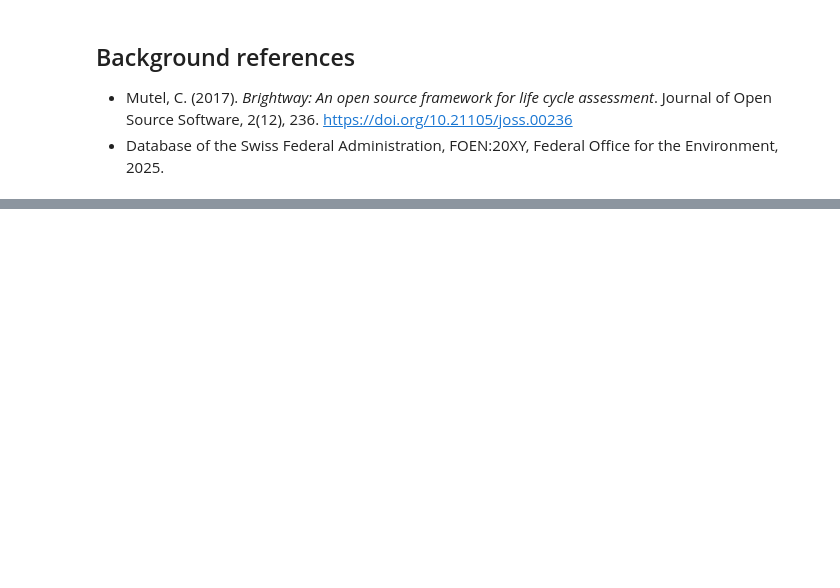
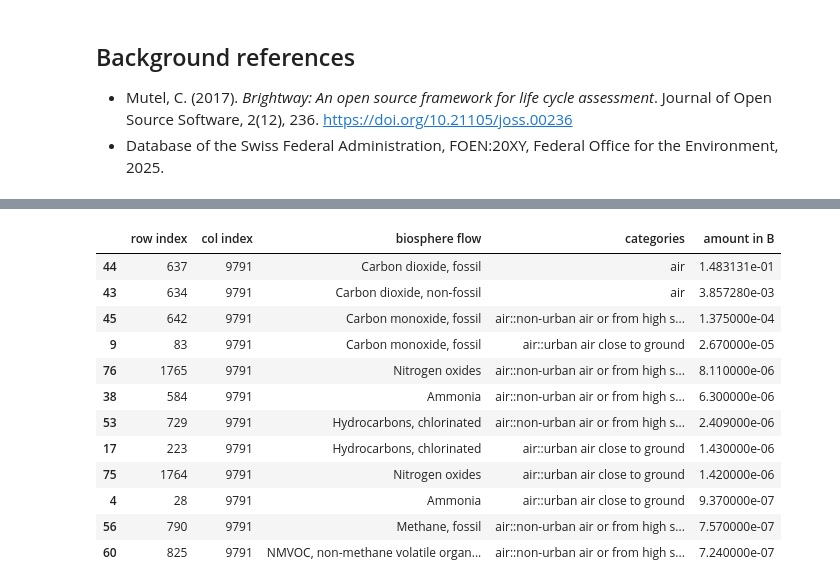
Before and after one commit to romainsacchi/barcelona-regionalized-lcia, a Jupyter notebook: tutorials/DAY 1/D1-04 First LCA from demand to score in Brightway.ipynb, the cells around one changed output, grey strips where cells are left out. Saved outputs shown, nothing was run; the diff lists cells and outputs as text; code cells hidden in the pictures; blank space fills up the shorter version.

```diff
--- a/tutorials/DAY 1/D1-04 First LCA from demand to score in Brightway.ipynb
+++ b/tutorials/DAY 1/D1-04 First LCA from demand to score in Brightway.ipynb
@@ -247,0 +775,25 @@ After this notebook, you should now know how to:
+# %%
+selected_activity_index = lca.dicts.activity[selected_activity.id]
+
+pd.DataFrame(
+    [
+        {
+            'dictionary': 'activity',
+            'size': len(lca.dicts.activity),
+            'example matrix index': selected_activity_index,
+            'example node name': bd.get_node(id=lca.dicts.activity.reversed[selected_activity_index])['name'],
+        },
+        {
+            'dictionary': 'product',
+            'size': len(lca.dicts.product),
+            'example matrix index': demand_index,
+            'example node name': bd.get_node(id=lca.dicts.product.reversed[demand_index])['name'],
+        },
+        {
+            'dictionary': 'biosphere',
+            'size': len(lca.dicts.biosphere),
+            'example matrix index': 0,
+            'example node name': bd.get_node(id=lca.dicts.biosphere.reversed[0])['name'],
+        },
+    ]
+)
@@ -247,0 +878,33 @@ After this notebook, you should now know how to:
+# %%
+# here too, let's slice the biosphere matrix to fetch all the rows (elementary flows)
+# at the column corresponding to our gasoline car transport activity.
+biosphere_column = lca.biosphere_matrix[:, selected_activity_index].tocoo()
+
+biosphere_view = pd.DataFrame(
+    [
+        {
+            'row index': row_idx,
+            'col index': demand_index,
+            'biosphere flow': bd.get_node(id=rev_bio[row_idx])['name'],
+            'categories': '::'.join(bd.get_node(id=rev_bio[row_idx]).get('categories') or ()),
+            'amount in B': amount,
+        }
+        for row_idx, amount in zip(biosphere_column.row, biosphere_column.data)
+    ]
+)
+
+biosphere_view.sort_values('amount in B', ascending=False).head(12)
+# %% [output]
+|  | row index | col index | biosphere flow | categories | amount in B |
+| 44 | 637 | 9791 | Carbon dioxide, fossil | air | 1.483131e-01 |
+| 43 | 634 | 9791 | Carbon dioxide, non-fossil | air | 3.857280e-03 |
+| 45 | 642 | 9791 | Carbon monoxide, fossil | air::non-urban air or from high s... | 1.375000e-04 |
+| 9 | 83 | 9791 | Carbon monoxide, fossil | air::urban air close to ground | 2.670000e-05 |
+| 76 | 1765 | 9791 | Nitrogen oxides | air::non-urban air or from high s... | 8.110000e-06 |
+| 38 | 584 | 9791 | Ammonia | air::non-urban air or from high s... | 6.300000e-06 |
+| 53 | 729 | 9791 | Hydrocarbons, chlorinated | air::non-urban air or from high s... | 2.409000e-06 |
+| 17 | 223 | 9791 | Hydrocarbons, chlorinated | air::urban air close to ground | 1.430000e-06 |
+| 75 | 1764 | 9791 | Nitrogen oxides | air::urban air close to ground | 1.420000e-06 |
+| 4 | 28 | 9791 | Ammonia | air::urban air close to ground | 9.370000e-07 |
+| 56 | 790 | 9791 | Methane, fossil | air::non-urban air or from high s... | 7.570000e-07 |
+| 60 | 825 | 9791 | NMVOC, non-methane volatile organ... | air::non-urban air or from high s... | 7.240000e-07 |
```
Also changed, not shown: parts of 121 cells of this notebook, 32 other files.
